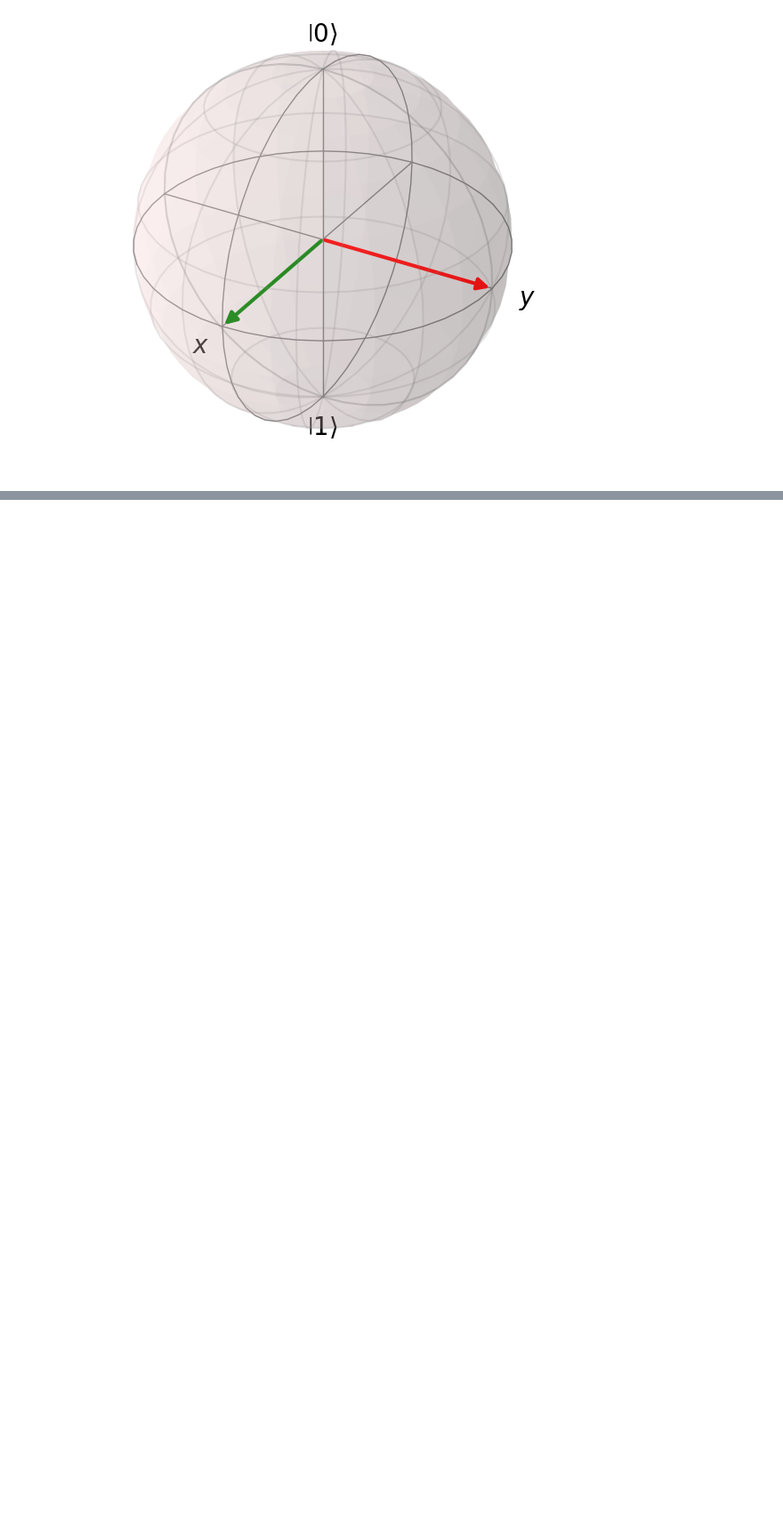
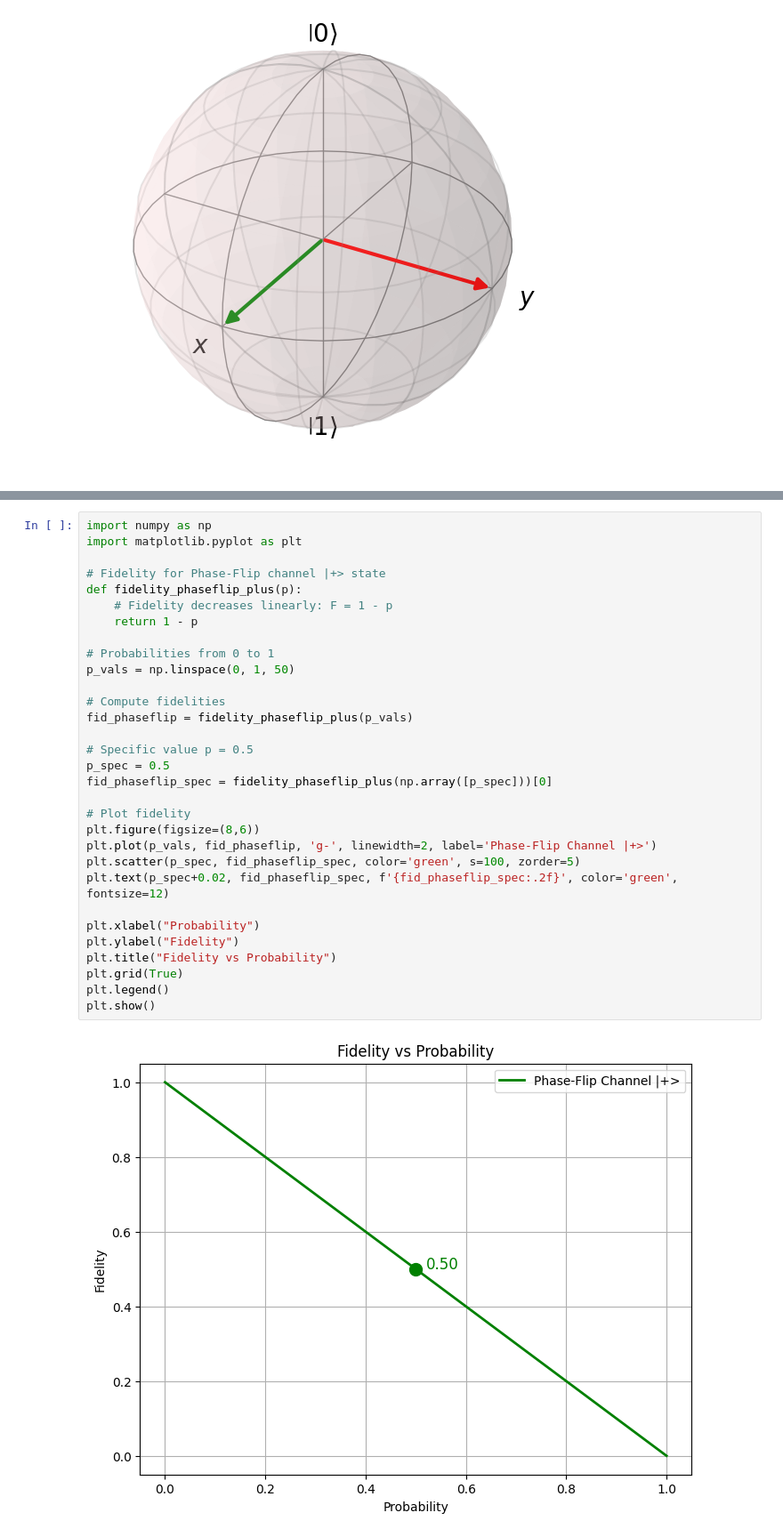
Before and after one commit to Abiyzelalem27/Quantum_Error_Corrections, a Jupyter notebook: 02_phase_flip.ipynb, the cells around one changed output, grey strips where cells are left out. Shown at 89% size. Cells and saved outputs as stored; diff of their text form; blank space fills up the shorter version.

```diff
--- a/02_phase_flip.ipynb
+++ b/02_phase_flip.ipynb
@@ -874,0 +886,33 @@ Bloch vector after Z channel:
+# %%
+import numpy as np
+import matplotlib.pyplot as plt
+
+# Fidelity for Phase-Flip channel |+> state
+def fidelity_phaseflip_plus(p):
+    # Fidelity decreases linearly: F = 1 - p
+    return 1 - p
+
+# Probabilities from 0 to 1
+p_vals = np.linspace(0, 1, 50)
+
+# Compute fidelities
+fid_phaseflip = fidelity_phaseflip_plus(p_vals)
+
+# Specific value p = 0.5
+p_spec = 0.5
+fid_phaseflip_spec = fidelity_phaseflip_plus(np.array([p_spec]))[0]
+
+# Plot fidelity
+plt.figure(figsize=(8,6))
+plt.plot(p_vals, fid_phaseflip, 'g-', linewidth=2, label='Phase-Flip Channel |+>')
+plt.scatter(p_spec, fid_phaseflip_spec, color='green', s=100, zorder=5)
+plt.text(p_spec+0.02, fid_phaseflip_spec, f'{fid_phaseflip_spec:.2f}', color='green', fontsize=12)
+
+plt.xlabel("Probability")
+plt.ylabel("Fidelity")
+plt.title("Fidelity vs Probability")
+plt.grid(True)
+plt.legend()
+plt.show()
+# %% [output]
+[figure, added]
```
Also changed, not shown: parts of 1 cell of this notebook, 6 other files.
